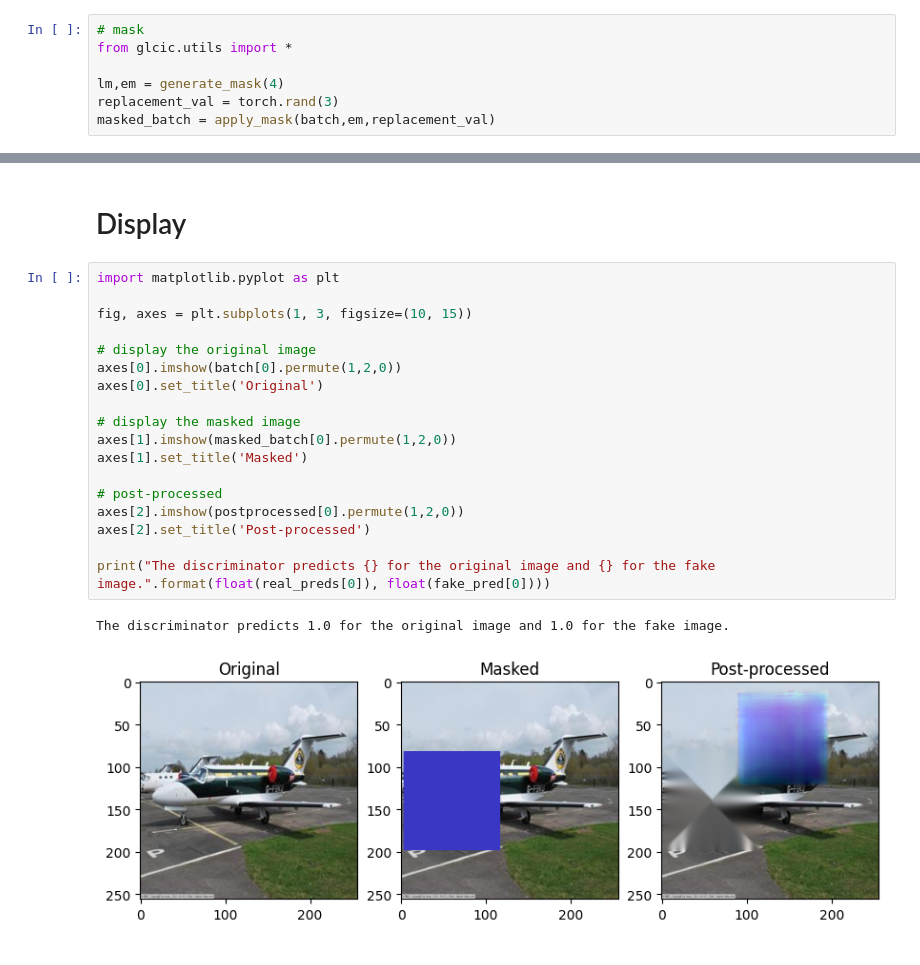
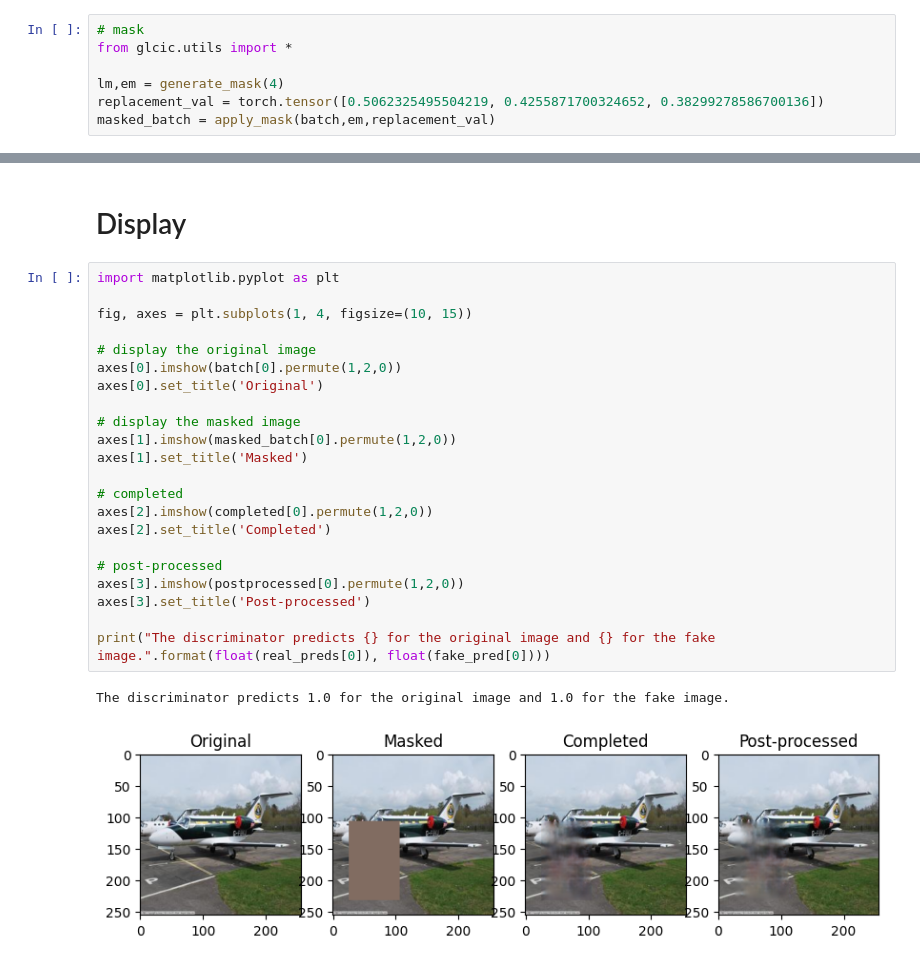
Before and after one commit to poloincognito/glcic, a Jupyter notebook: notebooks/9_test.ipynb, the cells around one changed output, grey strips where cells are left out. Saved outputs shown, nothing was run; the diff lists cells and outputs as text.

Commit message:
Fix post-process

```diff
--- a/notebooks/9_test.ipynb
+++ b/notebooks/9_test.ipynb
@@ -42,7 +42,7 @@ batch = next(iter(test_dataloader))[0]
 from glcic.utils import *
 
 lm,em = generate_mask(4)
-replacement_val = torch.rand(3)
+replacement_val = torch.tensor([0.5062325495504219, 0.4255871700324652, 0.38299278586700136])
 masked_batch = apply_mask(batch,em,replacement_val)
 # %%
 # complete
@@ -63,21 +63,25 @@ with torch.no_grad():
 # %%
 import matplotlib.pyplot as plt
 
-fig, axes = plt.subplots(1, 3, figsize=(10, 15))
+fig, axes = plt.subplots(1, 4, figsize=(10, 15))
 
 # display the original image
 axes[0].imshow(batch[0].permute(1,2,0))
 axes[0].set_title('Original')
 
 # display the masked image
 axes[1].imshow(masked_batch[0].permute(1,2,0))
 axes[1].set_title('Masked')
 
+# completed
+axes[2].imshow(completed[0].permute(1,2,0))
+axes[2].set_title('Completed')
+
 # post-processed
-axes[2].imshow(postprocessed[0].permute(1,2,0))
-axes[2].set_title('Post-processed')
+axes[3].imshow(postprocessed[0].permute(1,2,0))
+axes[3].set_title('Post-processed')
 
 print("The discriminator predicts {} for the original image and {} for the fake image.".format(float(real_preds[0]), float(fake_pred[0])))
 # %% [output]
 The discriminator predicts 1.0 for the original image and 1.0 for the fake image.
-[figure, old version]
+[figure, new version]
```
Also changed, not shown: parts of 1 cell of this notebook, 2 other files.
